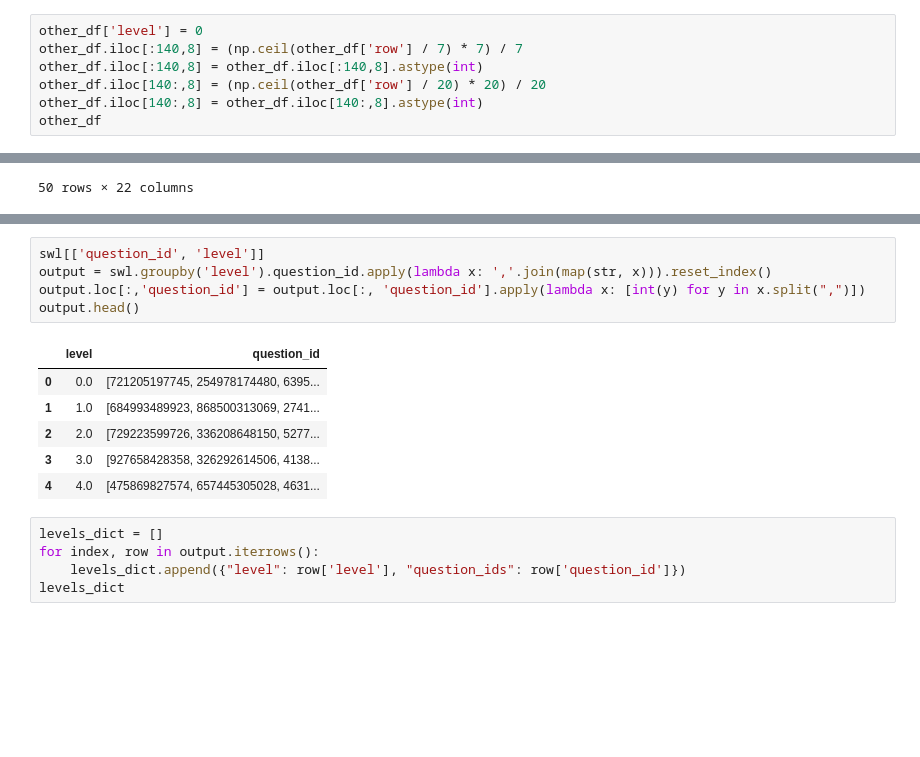
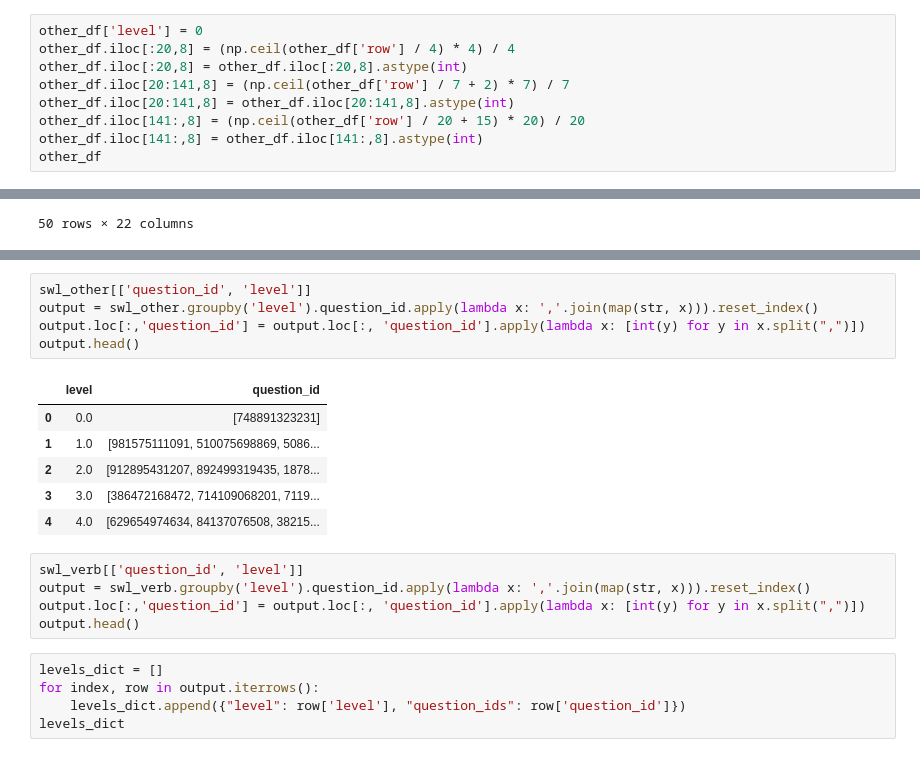
Before and after one commit to sayemmh/project-zayd-api, a Jupyter notebook: wazn_levels-Copy1.ipynb, the cells around one changed output, grey strips where cells are left out. Drawn from its saved outputs; the diff is of its cells as text; blank space fills up the shorter version.

Commit message:
making levels smaller

```diff
--- a/wazn_levels-Copy1.ipynb
+++ b/wazn_levels-Copy1.ipynb
@@ -213,9 +215,11 @@ verb_df.head(21)
 # %%
 other_df['level'] = 0
-other_df.iloc[:140,8] = (np.ceil(other_df['row'] / 7) * 7) / 7
-other_df.iloc[:140,8] = other_df.iloc[:140,8].astype(int)
-other_df.iloc[140:,8] = (np.ceil(other_df['row'] / 20) * 20) / 20
-other_df.iloc[140:,8] = other_df.iloc[140:,8].astype(int)
+other_df.iloc[:20,8] = (np.ceil(other_df['row'] / 4) * 4) / 4
+other_df.iloc[:20,8] = other_df.iloc[:20,8].astype(int)
+other_df.iloc[20:141,8] = (np.ceil(other_df['row'] / 7 + 2) * 7) / 7
+other_df.iloc[20:141,8] = other_df.iloc[20:141,8].astype(int)
+other_df.iloc[141:,8] = (np.ceil(other_df['row'] / 20 + 15) * 20) / 20
+other_df.iloc[141:,8] = other_df.iloc[141:,8].astype(int)
 other_df
 # %% [output]
 A value is trying to be set on a copy of a slice from a DataFrame.
@@ -444,15 +490,20 @@ swl_other.to_csv('nonVerbs.csv', index=False)
 # %%
-swl[['question_id', 'level']]
-output = swl.groupby('level').question_id.apply(lambda x: ','.join(map(str, x))).reset_index()
+swl_other[['question_id', 'level']]
+output = swl_other.groupby('level').question_id.apply(lambda x: ','.join(map(str, x))).reset_index()
 output.loc[:,'question_id'] = output.loc[:, 'question_id'].apply(lambda x: [int(y) for y in x.split(",")])
 output.head()
 # %% [output]
 |  | level | question_id |
-| 0 | 0.0 | [721205197745, 254978174480, 6395... |
-| 1 | 1.0 | [684993489923, 868500313069, 2741... |
-| 2 | 2.0 | [729223599726, 336208648150, 5277... |
-| 3 | 3.0 | [927658428358, 326292614506, 4138... |
-| 4 | 4.0 | [475869827574, 657445305028, 4631... |
+| 0 | 0.0 | [748891323231] |
+| 1 | 1.0 | [981575111091, 510075698869, 5086... |
+| 2 | 2.0 | [912895431207, 892499319435, 1878... |
+| 3 | 3.0 | [386472168472, 714109068201, 7119... |
+| 4 | 4.0 | [629654974634, 84137076508, 38215... |
+# %%
+swl_verb[['question_id', 'level']]
+output = swl_verb.groupby('level').question_id.apply(lambda x: ','.join(map(str, x))).reset_index()
+output.loc[:,'question_id'] = output.loc[:, 'question_id'].apply(lambda x: [int(y) for y in x.split(",")])
+output.head()
 # %%
 levels_dict = []
 for index, row in output.iterrows():
```
Also changed, not shown: parts of 6 cells of this notebook.
